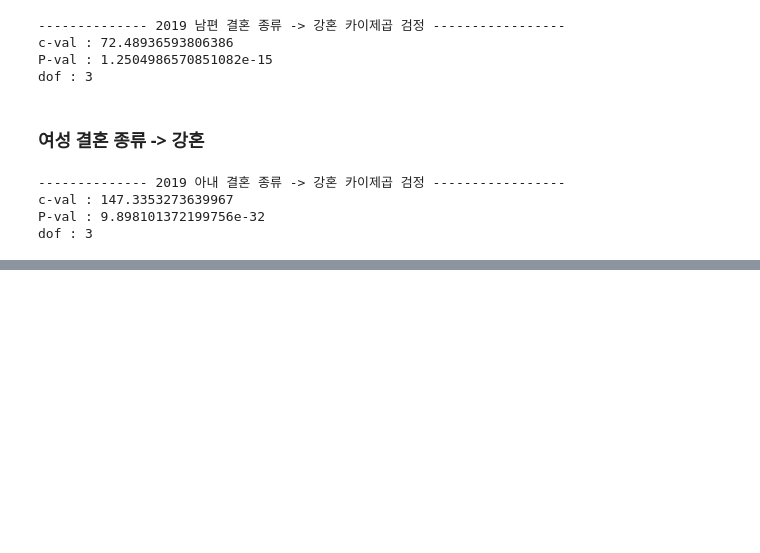
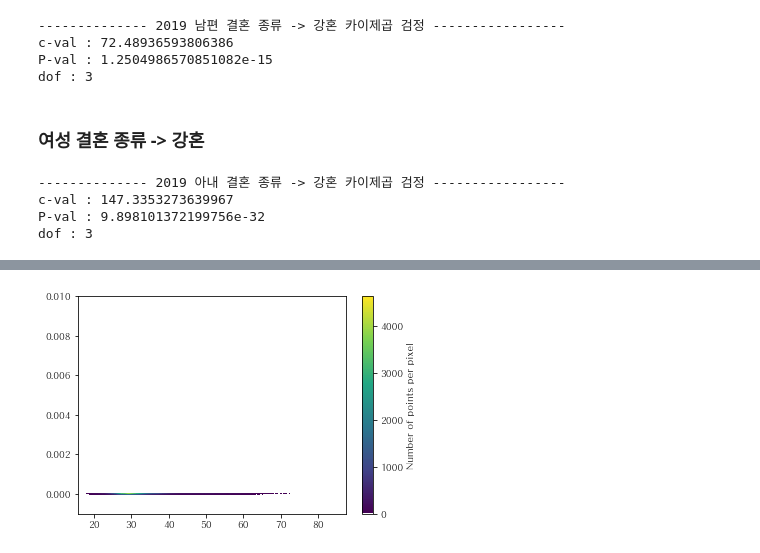
Before and after one commit to ohMinyoung22/science_project, a Jupyter notebook: eda/older_marriage.ipynb, the cells around one changed output, grey strips where cells are left out. Drawn from its saved outputs; the diff is of its cells as text; code cells hidden in the pictures; blank space fills up the shorter version.

```diff
--- a/eda/older_marriage.ipynb
+++ b/eda/older_marriage.ipynb
@@ -162,0 +203,8 @@ dof : 3
+# %%
+fig = plt.figure()
+using_mpl_scatter_density(fig, df[year]['아내연령'], df[year]['강혼 유무'])
+
+plt.ylim(-0.001, 0.01)
+plt.show()
+# %% [output]
+[figure, added]
```
Also changed, not shown: parts of 9 cells of this notebook.
